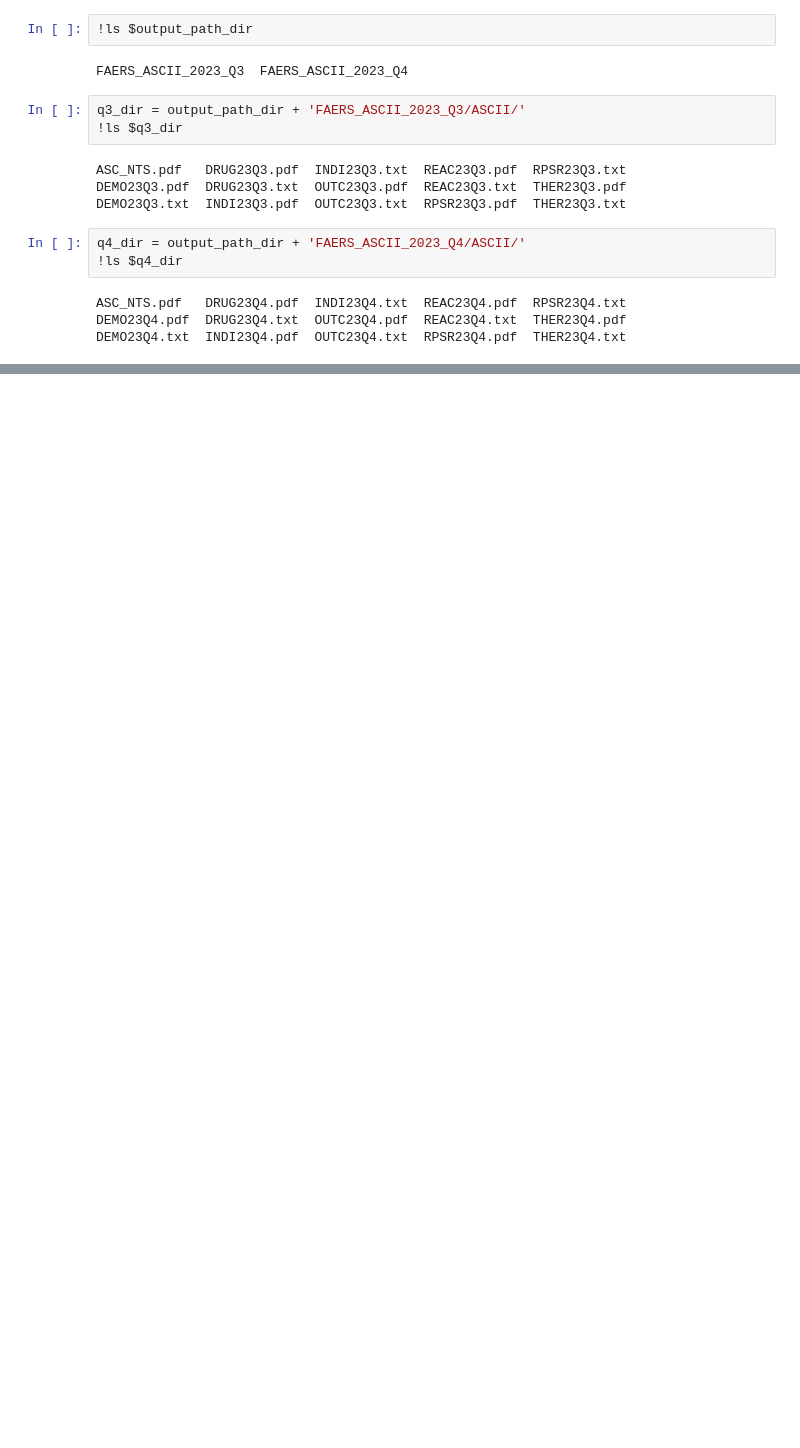
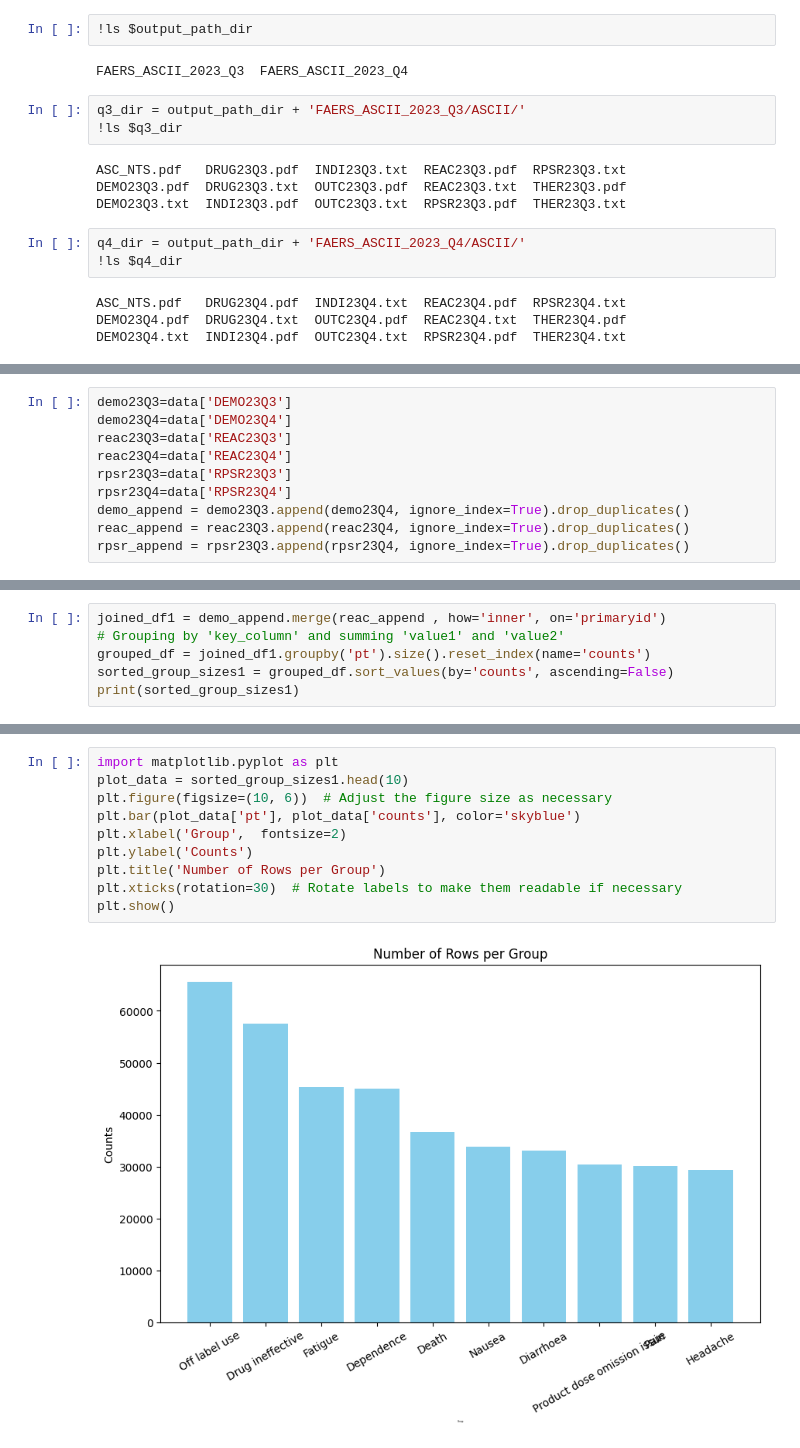
Before and after one commit to smalho01/FAERS-analytics, a Jupyter notebook: FAERS analytics.ipynb, the cells around one changed output, grey strips where cells are left out. Drawn from its saved outputs; the diff is of its cells as text; blank space fills up the shorter version.

Commit message:
combining_data

```diff
--- a/FAERS analytics.ipynb
+++ b/FAERS analytics.ipynb
@@ -95,0 +108,10 @@ Current Table Snippet:
+# %%
+demo23Q3=data['DEMO23Q3']
+demo23Q4=data['DEMO23Q4']
+reac23Q3=data['REAC23Q3']
+reac23Q4=data['REAC23Q4']
+rpsr23Q3=data['RPSR23Q3']
+rpsr23Q4=data['RPSR23Q4']
+demo_append = demo23Q3.append(demo23Q4, ignore_index=True).drop_duplicates()
+reac_append = reac23Q3.append(reac23Q4, ignore_index=True).drop_duplicates()
+rpsr_append = rpsr23Q3.append(rpsr23Q4, ignore_index=True).drop_duplicates()
@@ -95,0 +172,6 @@ Current Table Snippet:
+# %%
+joined_df1 = demo_append.merge(reac_append , how='inner', on='primaryid')
+# Grouping by 'key_column' and summing 'value1' and 'value2'
+grouped_df = joined_df1.groupby('pt').size().reset_index(name='counts')
+sorted_group_sizes1 = grouped_df.sort_values(by='counts', ascending=False)
+print(sorted_group_sizes1)
@@ -95,0 +193,12 @@ Current Table Snippet:
+# %%
+import matplotlib.pyplot as plt
+plot_data = sorted_group_sizes1.head(10)
+plt.figure(figsize=(10, 6))  # Adjust the figure size as necessary
+plt.bar(plot_data['pt'], plot_data['counts'], color='skyblue')
+plt.xlabel('Group',  fontsize=2)
+plt.ylabel('Counts')
+plt.title('Number of Rows per Group')
+plt.xticks(rotation=30)  # Rotate labels to make them readable if necessary
+plt.show()
+# %% [output]
+[figure, added]
```
Also changed, not shown: parts of 16 cells of this notebook.
